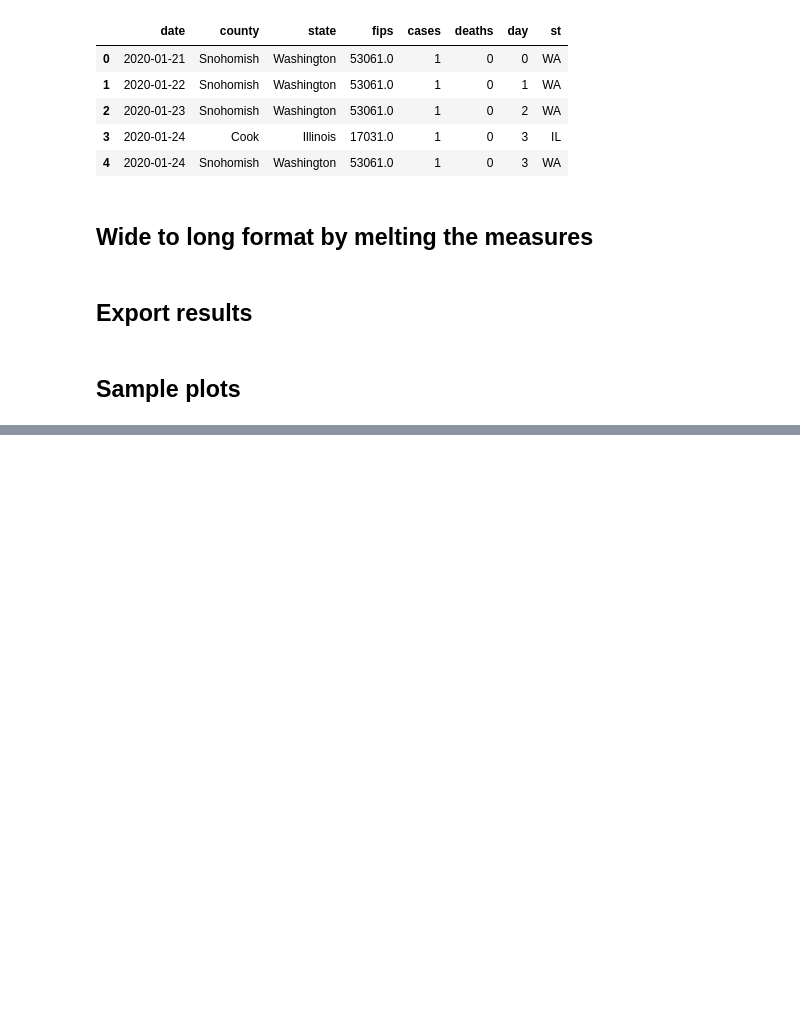
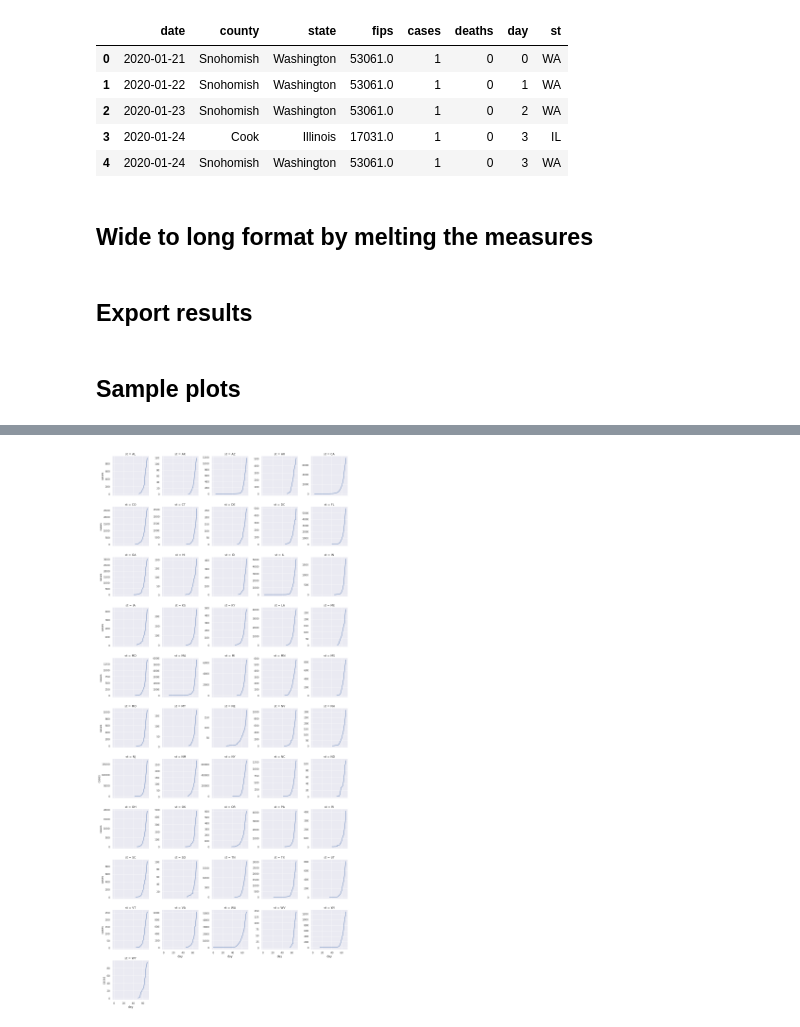
Before and after one commit to misken/c19, a Jupyter notebook: get_c19_data_nytimes.ipynb, the cells around one changed output, grey strips where cells are left out. Drawn from its saved outputs; the diff is of its cells as text; code cells hidden in the pictures; blank space fills up the shorter version.

```diff
--- a/get_c19_data_nytimes.ipynb
+++ b/get_c19_data_nytimes.ipynb
@@ -183,0 +184,8 @@ g = g.map(plt.plot, "day", "cases")
+# %%
+abbrevs = [state.abbr for state in us.states.STATES]
+# %%
+g_states = sns.FacetGrid(NYT_states_df, col="st", sharey=False,
+                         col_wrap=5, col_order=abbrevs)
+g_states = g_states.map(plt.plot, "day", "cases")
+# %% [output]
+[figure, added]
```
Also changed, not shown: parts of 7 cells of this notebook, 4 other files.
